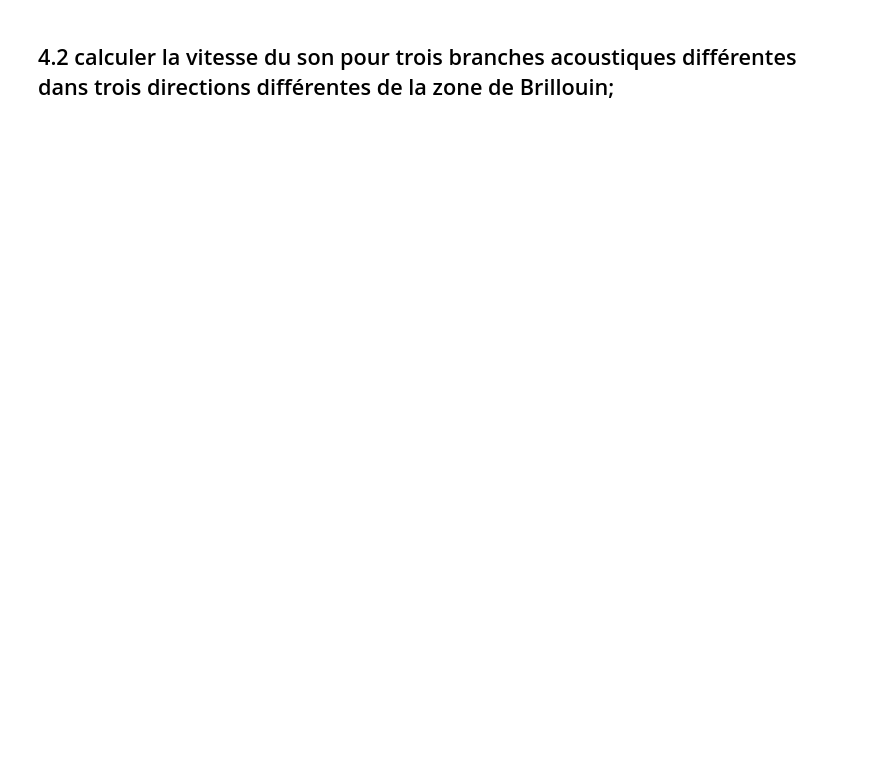
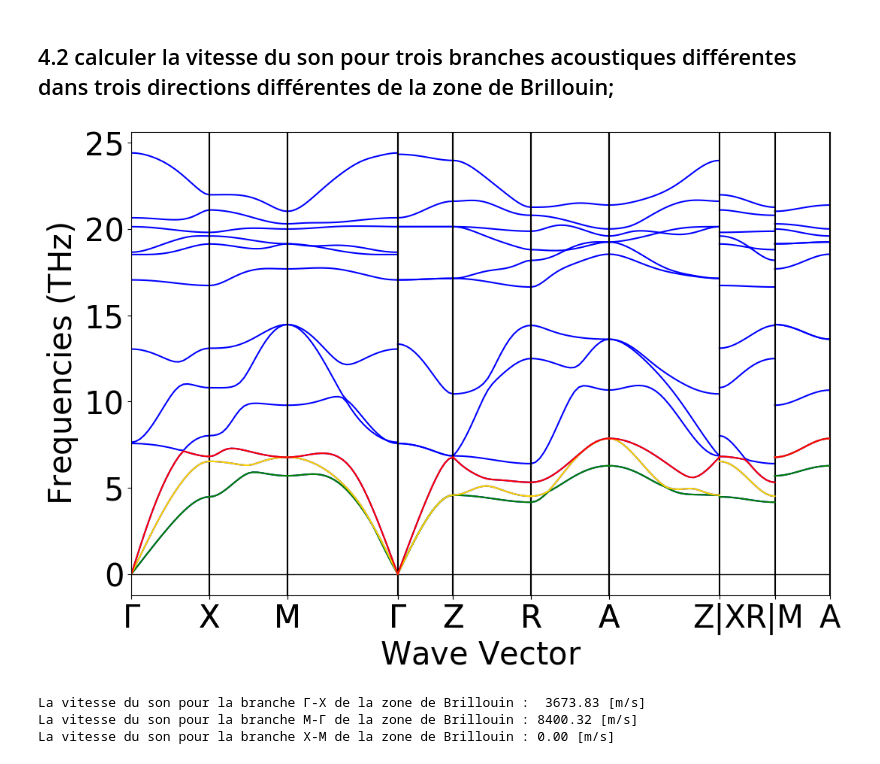
Before and after one commit to MariaOliviaB/Projet-FYKI, a Jupyter notebook: ph_bands.ipynb, the cells around one changed output. Cells and saved outputs as stored; diff of their text form; code cells hidden in the pictures; blank space fills up the shorter version.

```diff
--- a/ph_bands.ipynb
+++ b/ph_bands.ipynb
@@ -34,0 +46,45 @@ plt.show()
+# %%
+data = ph_plot.bs_plot_data()
+distances = data.get('distances')
+frequences = data.get('frequency')
+directions  = data.get('ticks').get('label')
+ph_plot.get_plot()
+
+for i in range(len(distances)):
+    plt.plot(distances[i], frequences[i][0], 'green')
+    plt.plot(distances[i], frequences[i][1], 'gold')
+    plt.plot(distances[i], frequences[i][2], 'red')
+# 3 distances
+q1 = distances[0] #pour L
+q2 = distances[3] #pour Z
+q3 = distances[4] #pour X
+# %% [output]
+[figure, added]
+# %%
+# pas sure des indices à verifier
+
+# 1ere branche acoustique Gamma - X
+#signification des indices de frequences: [branch][qpoint][mode]
+dy1 = frequences[0][0][1]-frequences[0][0][0]
+dx1 = distances[0][1] - distances[0][0]
+
+v_1 = np.abs(2*np.pi*dy1*100 / dx1)
+print(f"La vitesse du son pour la branche Γ-X de la zone de Brillouin :  {v_1:.2f} [m/s]")
+
+# 2eme branche acoustique M - Gamma
+dy2 = frequences[2][-2][0]-frequences[2][-1][0]
+dx2 = distances[2][-2] - distances[2][-1]
+
+v_2 =  np.abs(2*np.pi*dy2*100 / dx2)
+print(f"La vitesse du son pour la branche M-Γ de la zone de Brillouin : {v_2:.2f} [m/s]")
+
+# 3eme branhce acoustiqye X-M
+dy3 = frequences[3][1][0] - frequences[3][0][0]
+dx3 = distances[3][1] - distances[3][0]
+
+v_3 =  np.abs(2*np.pi*dy3*100 / dx3)
+print(f"La vitesse du son pour la branche X-M de la zone de Brillouin : {v_3:.2f} [m/s]")
+# %% [output]
+La vitesse du son pour la branche Γ-X de la zone de Brillouin :  3673.83 [m/s]
+La vitesse du son pour la branche M-Γ de la zone de Brillouin : 8400.32 [m/s]
+La vitesse du son pour la branche X-M de la zone de Brillouin : 0.00 [m/s]
```
Also changed, not shown: parts of 4 cells of this notebook.
